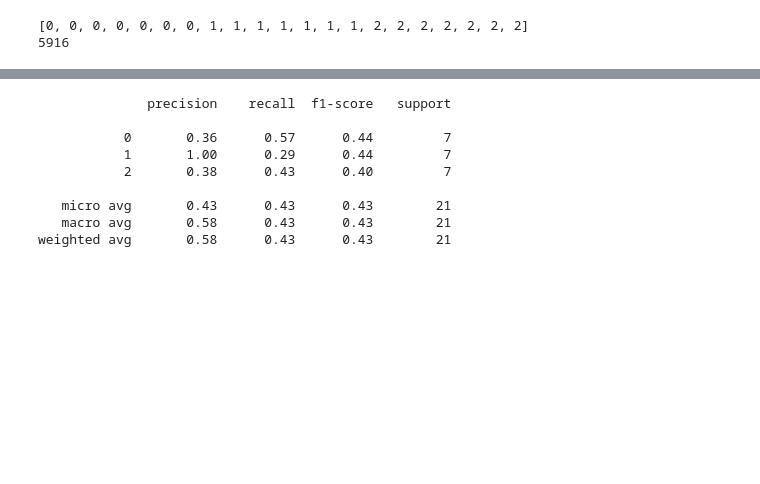
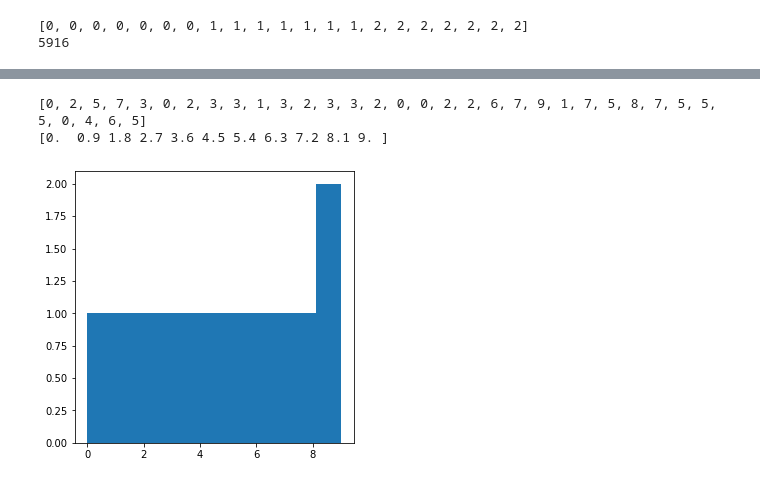
Before and after one commit to ttrapaid/clustering, a Jupyter notebook: proj3.ipynb, the cells around one changed output, grey strips where cells are left out. Cells and saved outputs as stored; diff of their text form; code cells hidden in the pictures; blank space fills up the shorter version.

Commit message:
testing hists

```diff
--- a/proj3.ipynb
+++ b/proj3.ipynb
@@ -261,8 +281,22 @@ def generate_histogram(descriptors, centers): # descriptors is for a single imag
                 min_center_idx = center_idx
         hist_arr.append(min_center_idx)
     hist = np.histogram(hist_arr, bins=num_bins)
+#     plt.figure(figsize=(5,5))
 #     plt.hist(hist_arr, bins=num_bins)
 #     plt.show()
-    return hist
+    print(hist_arr)
+    return hist, hist_arr
+# %%
+num_bins = len(centers)
+hist, hist_arr = generate_histogram(train_x[0][3], centers)[0]
+plt.figure(figsize=(5,5))
+
+print(hist_arr)
+plt.hist(hist_arr, bins=num_bins)
+plt.show()
+# %% [output]
+[0, 2, 5, 7, 3, 0, 2, 3, 3, 1, 3, 2, 3, 3, 2, 0, 0, 2, 2, 6, 7, 9, 1, 7, 5, 8, 7, 5, 5, 5, 0, 4, 6, 5]
+[0.  0.9 1.8 2.7 3.6 4.5 5.4 6.3 7.2 8.1 9. ]
+[figure, added]
 # %%
 train_x_hists = []
@@ -280,19 +324,9 @@ model = OneVsRestClassifier(SVC()) # kernel='linear'
 model.fit(train_x_hists, train_y)
 prediction = model.predict(test_x_hists)
 print(sk.metrics.classification_report(test_y, prediction))
-
+print(sk.metrics.confusion_matrix(test_y, prediction))
 
 
 # svclassifier = sk.svm.SVC(kernel='linear')
 # svclassifier.fit(x_train, y_train)
 # y_test_pred = svclassifier.predict(x_test)
-# %% [output]
-              precision    recall  f1-score   support
-
-           0       0.36      0.57      0.44         7
-           1       1.00      0.29      0.44         7
-           2       0.38      0.43      0.40         7
-
-   micro avg       0.43      0.43      0.43        21
-   macro avg       0.58      0.43      0.43        21
-weighted avg       0.58      0.43      0.43        21
```
Also changed, not shown: parts of 10 cells of this notebook.
